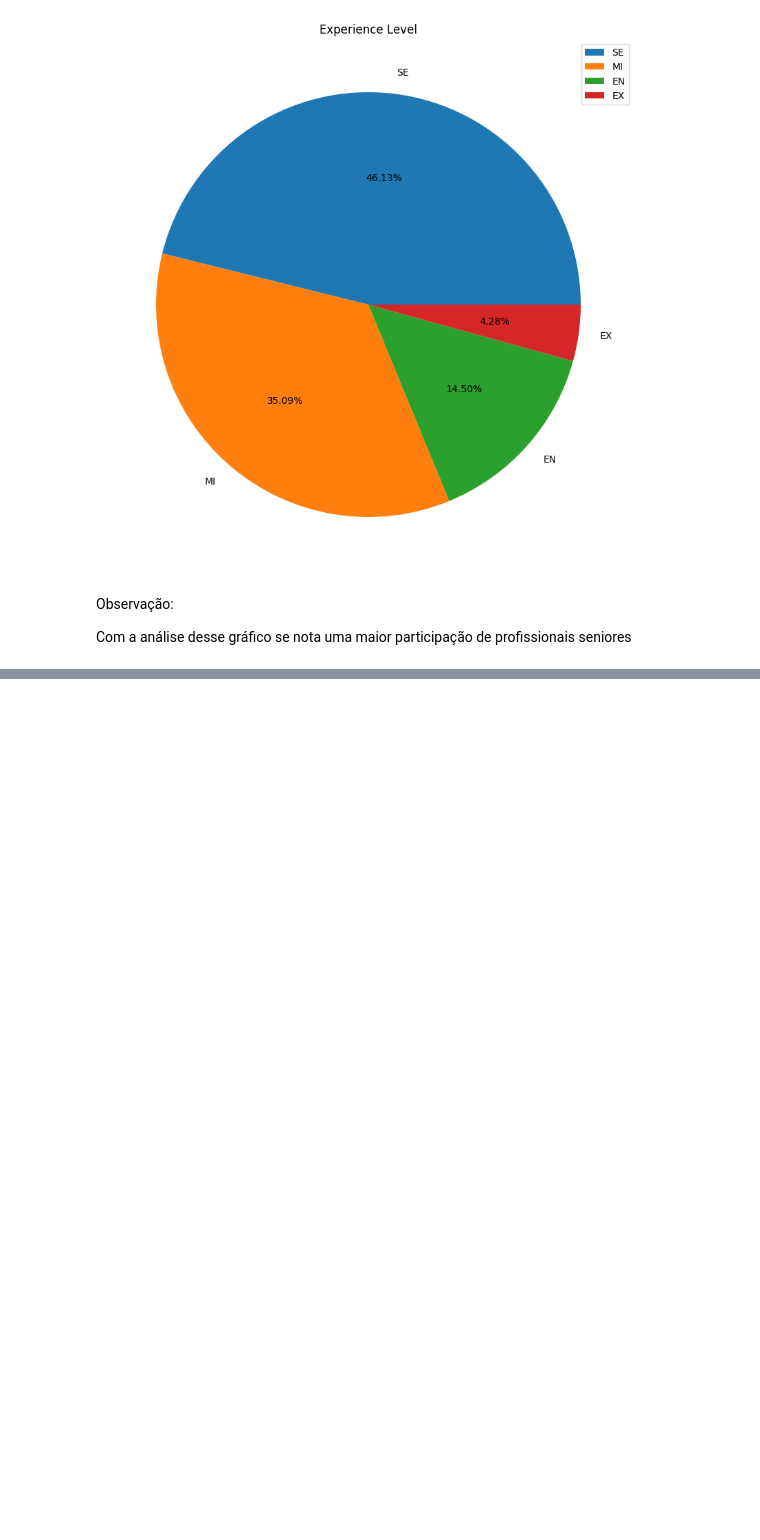
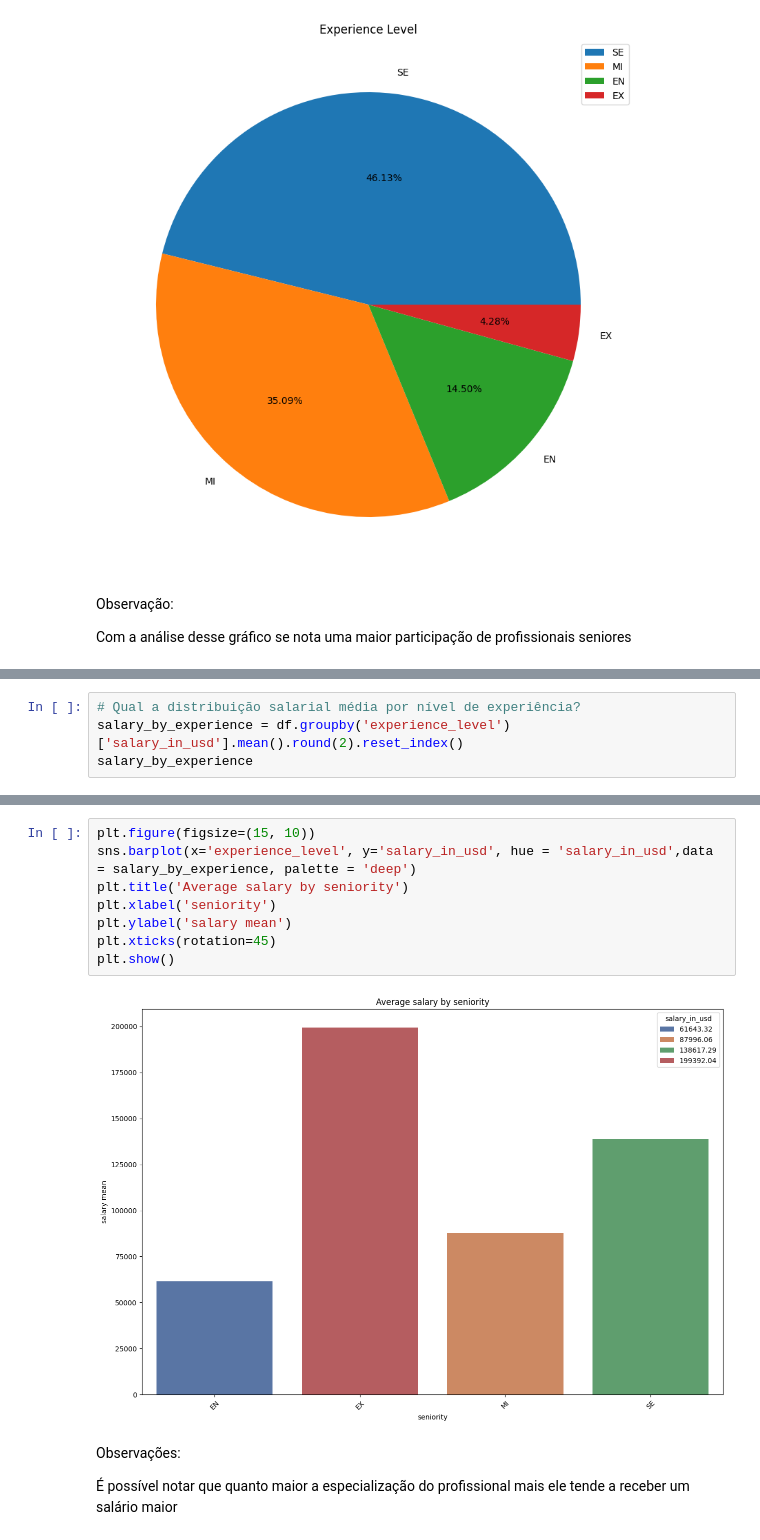
Before and after one commit to wesiley/Data-Scientist-Job-Salaries-EDA, a Jupyter notebook: Data_Science_EDA.ipynb, the cells around one changed output, grey strips where cells are left out. Cells and saved outputs as stored; diff of their text form; blank space fills up the shorter version.

```diff
--- a/Data_Science_EDA.ipynb
+++ b/Data_Science_EDA.ipynb
@@ -183,0 +366,4 @@ Com a análise desse gráfico se nota uma maior participação de profissionais
+# %%
+# Qual a distribuição salarial média por nível de experiência?
+salary_by_experience = df.groupby('experience_level')['salary_in_usd'].mean().round(2).reset_index()
+salary_by_experience
@@ -183,0 +376,14 @@ Com a análise desse gráfico se nota uma maior participação de profissionais
+# %%
+plt.figure(figsize=(15, 10))
+sns.barplot(x='experience_level', y='salary_in_usd', hue = 'salary_in_usd',data = salary_by_experience, palette = 'deep')
+plt.title('Average salary by seniority')
+plt.xlabel('seniority')
+plt.ylabel('salary mean')
+plt.xticks(rotation=45)
+plt.show()
+# %% [output]
+[figure, added]
+# %% [markdown]
+Observações:
+
+É possível notar que quanto maior a especialização do profissional mais ele tende a receber um salário maior
```
Also changed, not shown: parts of 43 cells of this notebook.
